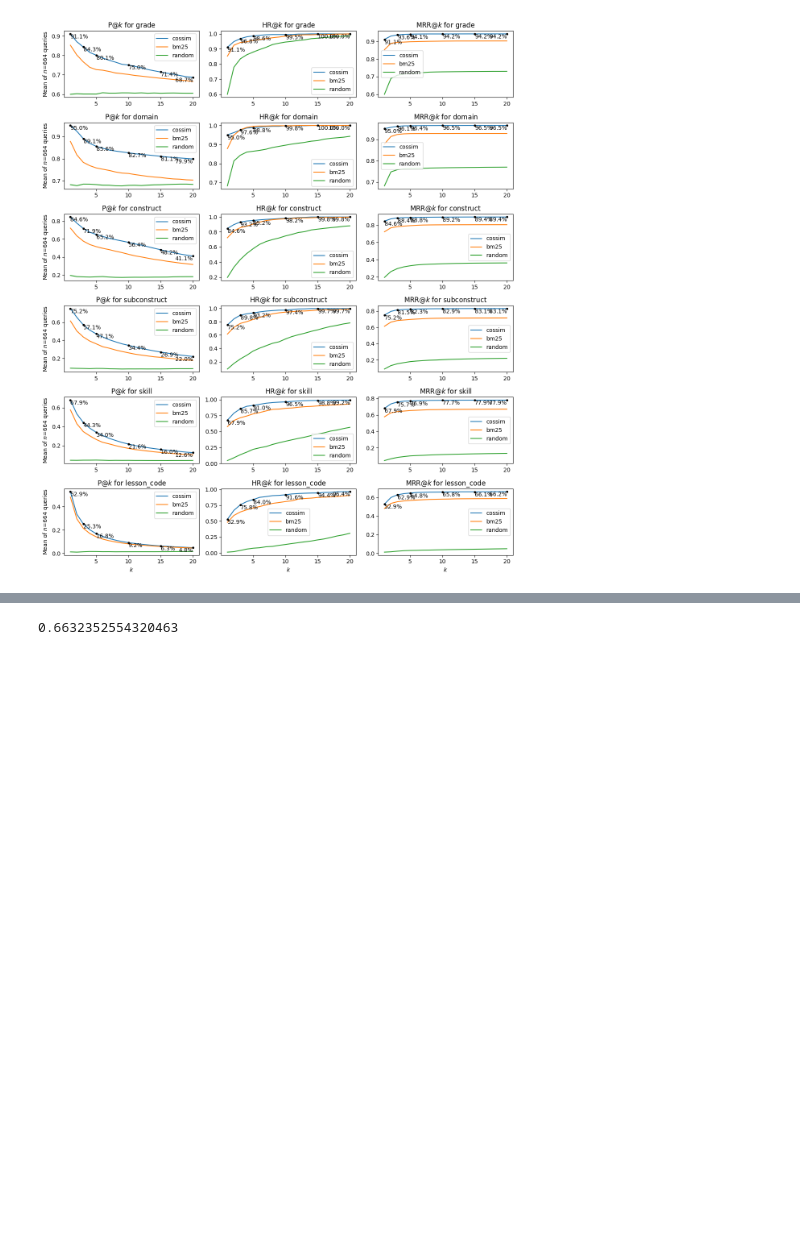
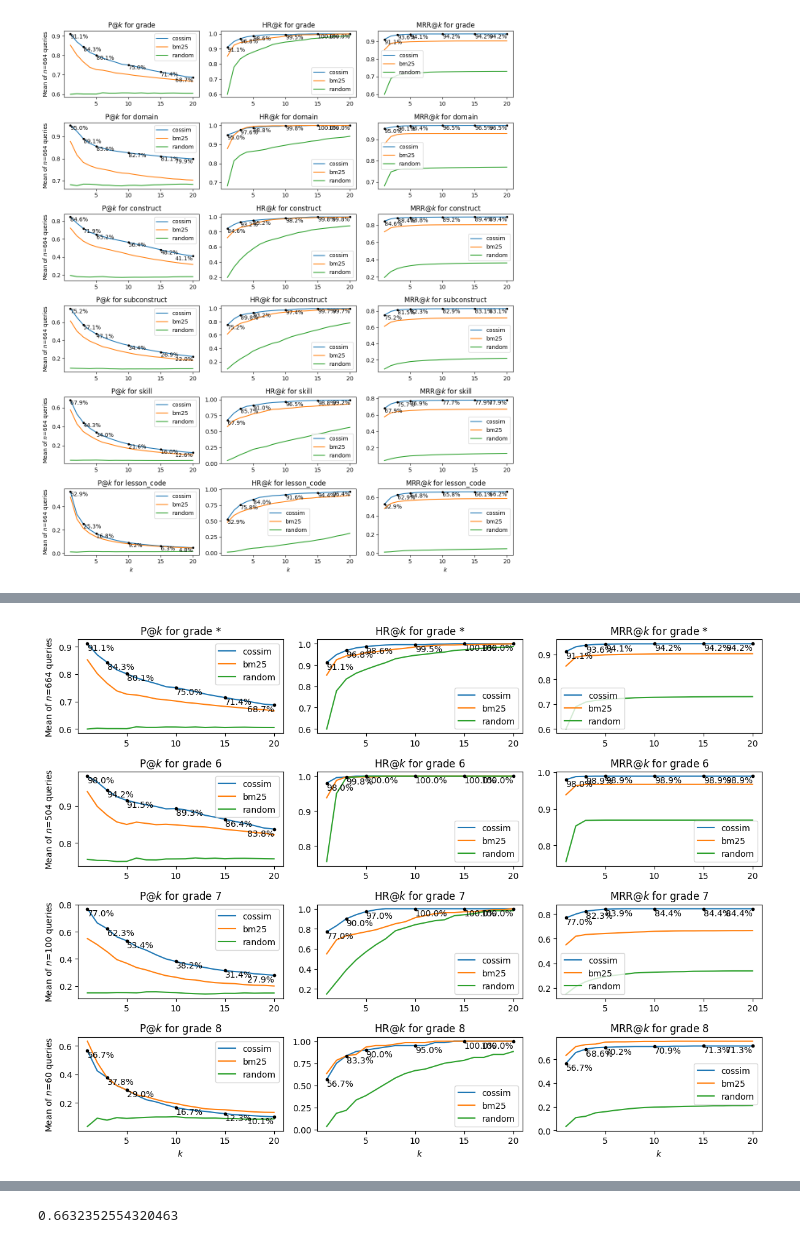
Before and after one commit to DigitalHarborFoundation/llm-math-education, a Jupyter notebook: notebook/EmbeddingTests.ipynb, the cells around one changed output, grey strips where cells are left out. Drawn from its saved outputs; the diff is of its cells as text; code cells hidden in the pictures; blank space fills up the shorter version.

```diff
--- a/notebook/EmbeddingTests.ipynb
+++ b/notebook/EmbeddingTests.ipynb
@@ -609,0 +630,4 @@ sklearn.metrics.ndcg_score([])
+# %%
+plot_subset("grade", [6, 7, 8], height=9)
+# %% [output]
+[figure, added]
```
Also changed, not shown: parts of 5 cells of this notebook, 3 other files.
